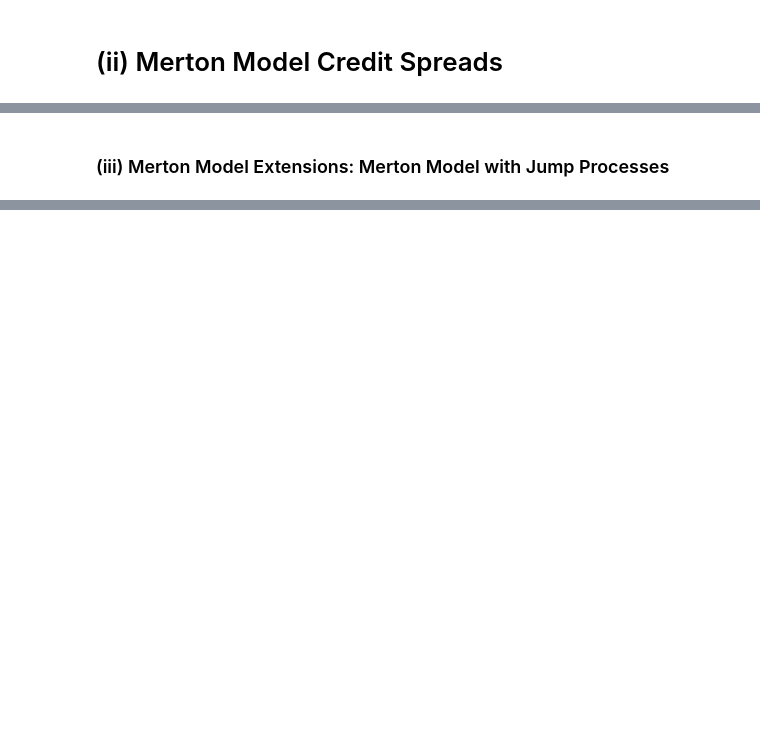
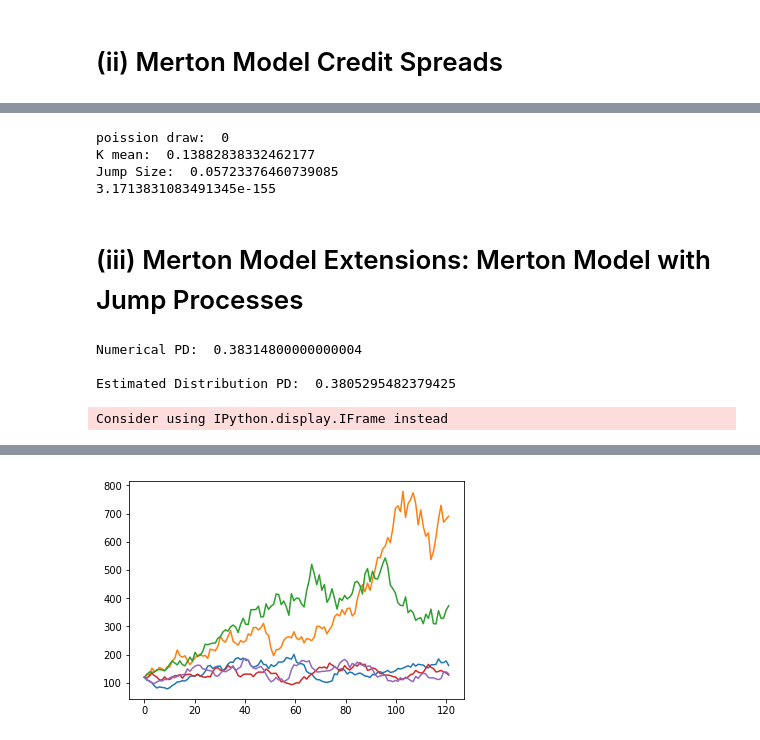
Before and after one commit to Amcdonne95/Imperial_Credit_RIsk, a Jupyter notebook: Merton_BlackCox_Model.ipynb, the cells around one changed output, grey strips where cells are left out. Saved outputs shown, nothing was run; the diff lists cells and outputs as text; code cells hidden in the pictures; blank space fills up the shorter version.

```diff
--- a/Merton_BlackCox_Model.ipynb
+++ b/Merton_BlackCox_Model.ipynb
@@ -328,2 +351,75 @@ Merton Default Probability (dt = 1):  0.31889873108219313
+# %%
+Lambda = 1
+mean_j = 0.05
+sigma_j = .4
+T = 1
+fv_debt = 100
+value = 100
+iRate = 0.05
+
+
+print('poission draw: ', np.random.poisson(lam=Lambda))
+k_mean = np.exp(mean_j + 0.5*sigma_j**2) - 1
+print('K mean: ', k_mean)
+jump_size = mean_j*np.exp(-0.5*sigma_j**2 + sigma_j*np.random.normal())
+print('Jump Size: ', jump_size)
+
+
+
+for k in range(0, 101): #np.random.poisson(lam=Lambda, size=250000):
+    price = 0
+    sigma_k = np.sqrt(iRate+k*sigma_j**2/T)
+    r_k = iRate - Lambda*(mean_j - 1) + k*np.log(mean_j)/T
+
+    d1 = (np.log(value/fv_debt) + (r_k + .5*sigma_k**2)*T)/ (sigma_k*np.sqrt(T))
+    d2 = d1 - (sigma_k)*np.sqrt(T)
+
+    price+=((np.exp(mean_j*Lambda*T)*(mean_j*Lambda*T)**k) / np.math.factorial(k))*(value*d1 - fv_debt*np.exp((-r_k)*T)*d2)
+print(price)
+# %% [output]
+poission draw:  0
+K mean:  0.13882838332462177
+Jump Size:  0.05723376460739085
+3.1713831083491345e-155
 # %% [markdown]
-### (iii) Merton Model Extensions: Merton Model with Jump Processes
+# (iii) Merton Model Extensions: Merton Model with Jump Processes
+# %%
+def merton_model_jump_process(V, K, sigma, T, dt, iRate, num_paths, jumps_mu, jumps_sigma, Lambda):
+    num_periods = int(T*dt**-1)
+    simulated_paths = np.zeros([num_periods+1, num_paths])
+    # Replace the first column of the array with the vector of initial price S
+    simulated_paths[0] = V
+
+    Z_1 = np.random.normal(size=[num_periods+1, num_paths])
+    Z_2 = np.random.normal(size=[num_periods+1, num_paths])
+    Poisson = np.random.poisson(Lambda*dt, [num_periods+1, num_paths])
+
+    rj = Lambda*(np.exp(jumps_mu + 0.5*jumps_sigma**2)-1)
+
+    for t in range(1, num_periods + 1):
+        #simulated_paths[t] = simulated_paths[t-1]*np.exp((iRate - 0.5*sigma**2)*dt + sigma*np.sqrt(dt)*Z_1[t] + jumps_mu*Poisson[1] + np.sqrt(jumps_sigma**2) * np.sqrt(Poisson[t])*Z_2[t])
+        simulated_paths[t] = simulated_paths[t-1]*(np.exp((iRate - rj - 0.5*sigma**2)*dt + sigma*np.sqrt(dt)*Z_1[t]) + (np.exp(jumps_mu + jumps_sigma*Z_2[t])-1)*Poisson[t])
+    asset_values_at_T = simulated_paths[-1, :]
+
+    print('Numerical PD: ', 1 - (np.sum(asset_values_at_T > K)/ num_paths), '\n')
+    print('Estimated Distribution PD: ', sp.gaussian_kde(np.array(asset_values_at_T)).integrate_box_1d(-np.inf, K))
+
+    fig = plt.figure()
+    ax = plt.axes()
+    x = np.linspace(0, num_periods+1, num=num_periods+1)
+    ax.plot(x, simulated_paths[:,np.random.randint(num_paths)],
+             x, simulated_paths[:,np.random.randint(num_paths)],
+             x, simulated_paths[:,np.random.randint(num_paths)],
+             x, simulated_paths[:,np.random.randint(num_paths)],
+             x, simulated_paths[:,np.random.randint(num_paths)])
+
+
+    return simulated_paths
+
+plot_simulation(merton_model_jump_process(V=120, K=95, iRate=0.028, sigma=.23, T= 10, dt=1/12, num_paths=250000, jumps_mu=0.05, jumps_sigma=0.20, Lambda=.1),
+                'Merton Model with Jumps', num_paths=250000)
+# %% [output]
+Numerical PD:  0.38314800000000004
+
+Estimated Distribution PD:  0.3805295482379425
+Consider using IPython.display.IFrame instead
@@ -329,0 +427 @@ Merton Default Probability (dt = 1):  0.31889873108219313
+[figure, added]
```
Also changed, not shown: parts of 21 cells of this notebook.
